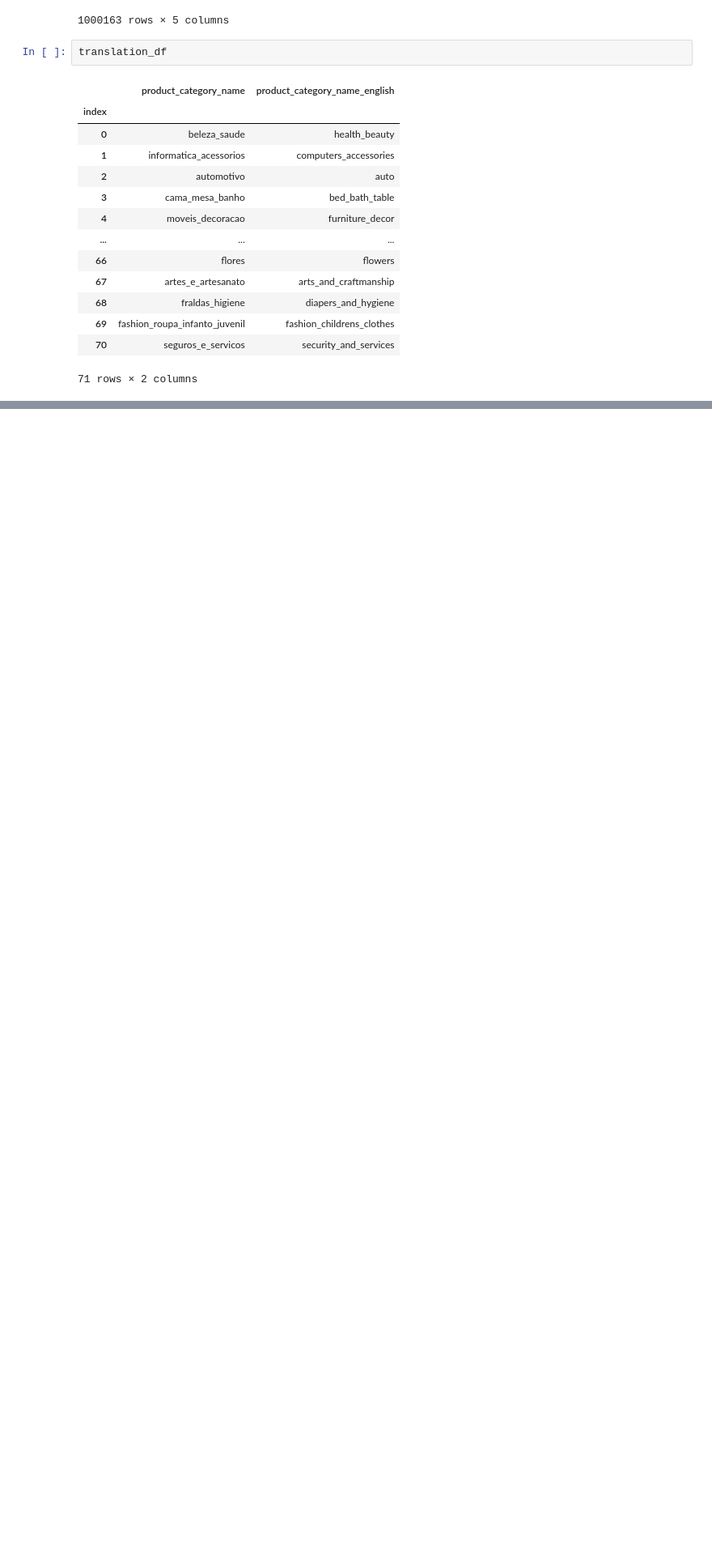
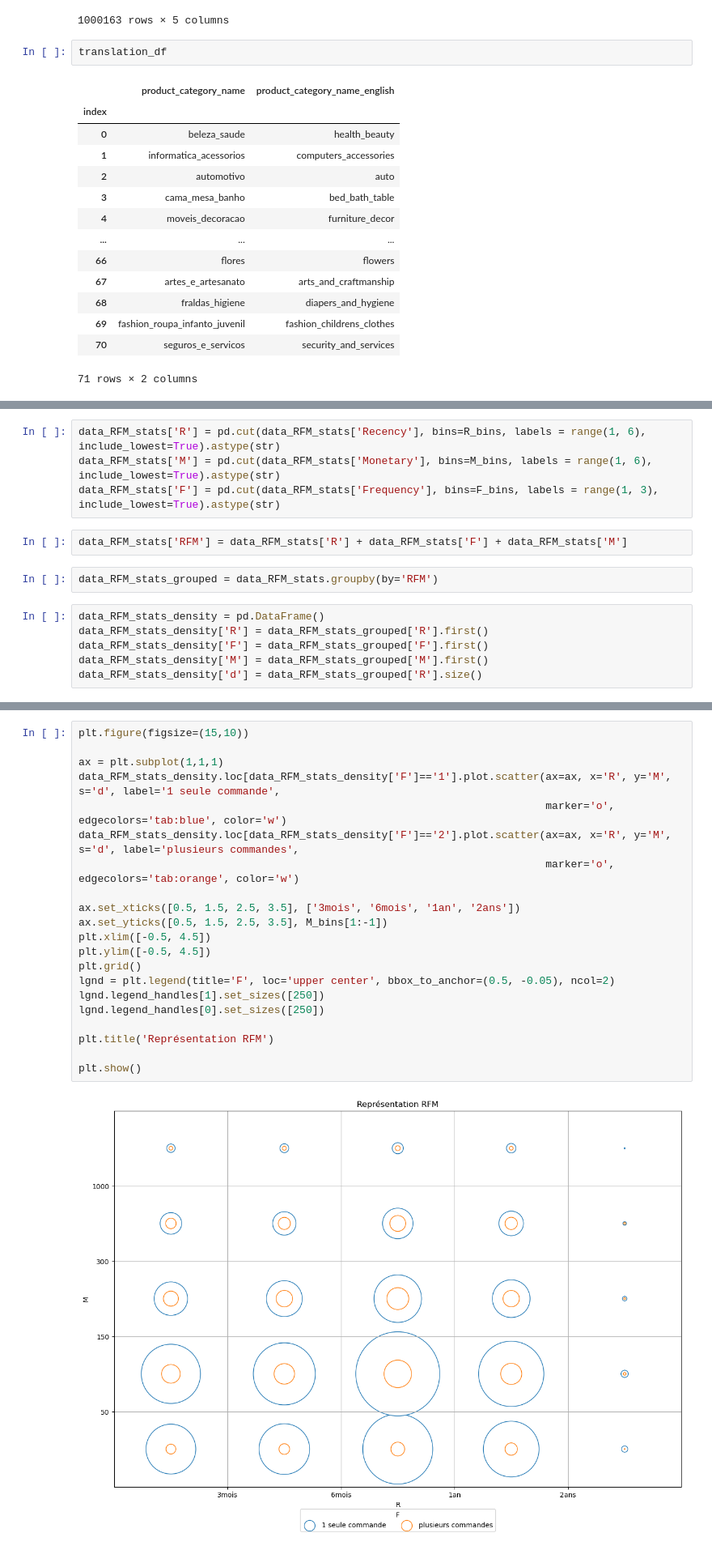
Before and after one commit to jonathandurand/openClassrooms, a Jupyter notebook: P5_clientsCommerce/P5_clientsCommerce.ipynb, the cells around one changed output, grey strips where cells are left out. Shown at 81% size. Drawn from its saved outputs; the diff is of its cells as text; blank space fills up the shorter version.

```diff
--- a/P5_clientsCommerce/P5_clientsCommerce.ipynb
+++ b/P5_clientsCommerce/P5_clientsCommerce.ipynb
@@ -234,0 +294,14 @@ translation_df
+# %%
+data_RFM_stats['R'] = pd.cut(data_RFM_stats['Recency'], bins=R_bins, labels = range(1, 6), include_lowest=True).astype(str)
+data_RFM_stats['M'] = pd.cut(data_RFM_stats['Monetary'], bins=M_bins, labels = range(1, 6), include_lowest=True).astype(str)
+data_RFM_stats['F'] = pd.cut(data_RFM_stats['Frequency'], bins=F_bins, labels = range(1, 3), include_lowest=True).astype(str)
+# %%
+data_RFM_stats['RFM'] = data_RFM_stats['R'] + data_RFM_stats['F'] + data_RFM_stats['M']
+# %%
+data_RFM_stats_grouped = data_RFM_stats.groupby(by='RFM')
+# %%
+data_RFM_stats_density = pd.DataFrame()
+data_RFM_stats_density['R'] = data_RFM_stats_grouped['R'].first()
+data_RFM_stats_density['F'] = data_RFM_stats_grouped['F'].first()
+data_RFM_stats_density['M'] = data_RFM_stats_grouped['M'].first()
+data_RFM_stats_density['d'] = data_RFM_stats_grouped['R'].size()
@@ -234,0 +310,23 @@ translation_df
+# %%
+plt.figure(figsize=(15,10))
+
+ax = plt.subplot(1,1,1)
+data_RFM_stats_density.loc[data_RFM_stats_density['F']=='1'].plot.scatter(ax=ax, x='R', y='M', s='d', label='1 seule commande',
+                                                                          marker='o', edgecolors='tab:blue', color='w')
+data_RFM_stats_density.loc[data_RFM_stats_density['F']=='2'].plot.scatter(ax=ax, x='R', y='M', s='d', label='plusieurs commandes',
+                                                                          marker='o', edgecolors='tab:orange', color='w')
+
+ax.set_xticks([0.5, 1.5, 2.5, 3.5], ['3mois', '6mois', '1an', '2ans'])
+ax.set_yticks([0.5, 1.5, 2.5, 3.5], M_bins[1:-1])
+plt.xlim([-0.5, 4.5])
+plt.ylim([-0.5, 4.5])
+plt.grid()
+lgnd = plt.legend(title='F', loc='upper center', bbox_to_anchor=(0.5, -0.05), ncol=2)
+lgnd.legend_handles[1].set_sizes([250])
+lgnd.legend_handles[0].set_sizes([250])
+
+plt.title('Représentation RFM')
+
+plt.show()
+# %% [output]
+[figure, added]
```
Also changed, not shown: parts of 16 cells of this notebook.
